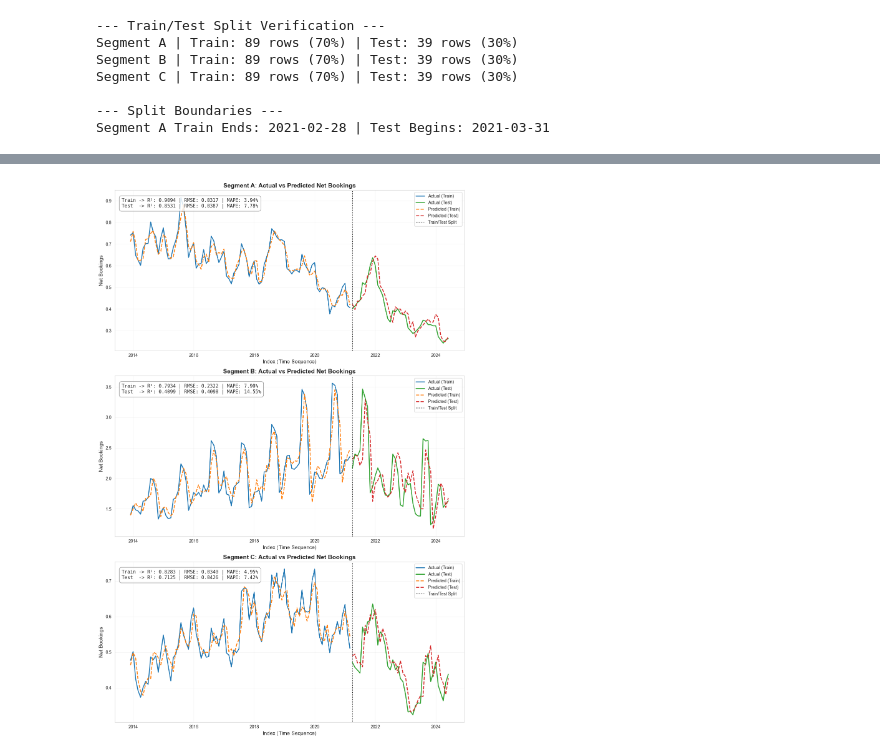
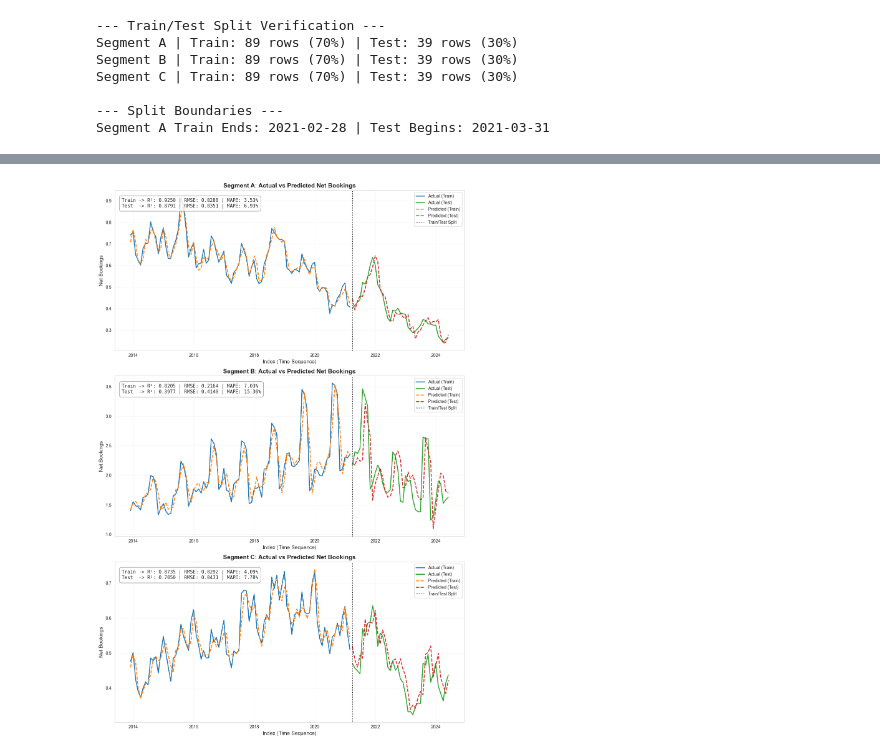
Before and after one commit to abhisekdey12/cisco_use_case, a Jupyter notebook: Entity Booking Forecast.ipynb, the cells around one changed output, grey strips where cells are left out. Cells and saved outputs as stored; diff of their text form; code cells hidden in the pictures.

```diff
--- a/Entity Booking Forecast.ipynb
+++ b/Entity Booking Forecast.ipynb
@@ -487,7 +406,7 @@ def drop_highly_correlated(train_df, test_df, threshold=0.8):
     upper = corr_matrix.where(np.triu(np.ones(corr_matrix.shape), k=1).astype(bool))
 
     # Find features with correlation greater than threshold
-    to_drop = [column for column in upper.columns if any(upper[column] > threshold) and column not in target_cols]
+    to_drop = [column for column in upper.columns if any(abs(upper[column]) > threshold) and column not in target_cols]
 
     # Drop the features from both train and test sets
     train_reduced = train_df.drop(columns=to_drop)
@@ -505,8 +424,11 @@ df_B_lagged = create_lagged_features(df_B, n_lags=3)
 train_B, test_B = time_series_split(df_B_lagged, train_ratio=0.7)
 train_B_filtered, test_B_filtered, dropped_B = drop_highly_correlated(train_B, test_B, threshold=0.8)
 
-
-# Apply the pipeline to Segment A
+# Apply the pipeline to Segment C
 df_C_lagged = create_lagged_features(df_C, n_lags=3)
 train_C, test_C = time_series_split(df_C_lagged, train_ratio=0.7)
 train_C_filtered, test_C_filtered, dropped_C = drop_highly_correlated(train_C, test_C, threshold=0.8)
+
+print('In segment A, number of features dropped from {0} to {1} due to high correlation '.format(df_A_lagged.shape[1], train_A_filtered.shape[1]))
+print('In segment B, number of features dropped from {0} to {1} due to high correlation '.format(df_B_lagged.shape[1], train_B_filtered.shape[1]))
+print('In segment C, number of features dropped from {0} to {1} due to high correlation '.format(df_C_lagged.shape[1], train_C_filtered.shape[1]))
@@ -756,28 +686,35 @@ for idx, (seg, (train_df, test_df)) in enumerate(datasets.items()):
     y_train_diff = y_train_abs - train_lag1
     y_test_diff = y_test_abs - test_lag1
 
+    # Mask to remove nulls specifically in the target variable
     train_mask = y_train_diff.notna() & y_train_abs.notna()
-    X_train = X_train[train_mask]
-    y_train_diff = y_train_diff[train_mask]
-    y_train_abs = y_train_abs[train_mask]
-    train_lag1 = train_lag1[train_mask]
+    X_train_clean = X_train[train_mask]
+    y_train_diff_clean = y_train_diff[train_mask]
+    train_lag1_clean = train_lag1[train_mask]
 
     test_mask = y_test_diff.notna() & y_test_abs.notna()
-    X_test = X_test[test_mask]
-    y_test_diff = y_test_diff[test_mask]
-    y_test_abs = y_test_abs[test_mask]
-    test_lag1 = test_lag1[test_mask]
+    X_test_clean = X_test[test_mask]
+    y_test_diff_clean = y_test_diff[test_mask]
+    test_lag1_clean = test_lag1[test_mask]
 
-    # 2. FEATURE SELECTION
-    imputer = SimpleImputer(strategy='mean')
-    X_train_imp = pd.DataFrame(imputer.fit_transform(X_train), columns=X_train.columns)
+    # 2. FEATURE SELECTION (No Imputation, Handles NaNs Natively)
+    sel_model = HistGradientBoostingRegressor(
+        loss='squared_error',
+        learning_rate=0.05,
+        max_iter=50,
+        max_depth=3,
+        min_samples_leaf=10,
+        l2_regularization=1.0,
+        random_state=42
+    )
+    sel_model.fit(X_train_clean, y_train_diff_clean)
 
-    sel_model = GradientBoostingRegressor(random_state=42, max_depth=3)
-    sel_model.fit(X_train_imp, y_train_diff)
-    importance_df = pd.DataFrame({'Feature': X_train.columns, 'Imp': sel_model.feature_importances_})
+    # Use Permutation Importance for robust feature ranking with NaNs
+    perm_importance = permutation_importance(sel_model, X_train_clean, y_train_diff_clean, n_repeats=5, random_state=42)
+    importance_df = pd.DataFrame({'Feature': X_train_clean.columns, 'Imp': perm_importance.importances_mean})
     top_10_features = importance_df.sort_values('Imp', ascending=False).head(10)['Feature'].tolist()
 
-    # 3. MODEL
+    # 3. CONSTRAINED MODEL
     final_model = HistGradientBoostingRegressor(
         loss='squared_error',
         learning_rate=0.05,
@@ -788,51 +725,56 @@ for idx, (seg, (train_df, test_df)) in enumerate(datasets.items()):
         random_state=42
     )
 
-    final_model.fit(X_train[top_10_features], y_train_diff)
-    train_diff_preds = final_model.predict(X_train[top_10_features])
-    test_diff_preds = final_model.predict(X_test[top_10_features])
+    # Fit and predict using the final model
+    final_model.fit(X_train_clean[top_10_features], y_train_diff_clean)
+    train_diff_preds = final_model.predict(X_train_clean[top_10_features])
+    test_diff_preds = final_model.predict(X_test_clean[top_10_features])
 
     # 4. RECONSTRUCTION
-    train_preds_abs = train_diff_preds + train_lag1.values
-    test_preds_abs = test_diff_preds + test_lag1.values
+    train_preds_abs = train_diff_preds + train_lag1_clean.values
+    test_preds_abs = test_diff_preds + test_lag1_clean.values
 
     # 5. METRICS CALCULATION
-    train_r2 = r2_score(y_train_abs, train_preds_abs)
-    train_rmse = np.sqrt(mean_squared_error(y_train_abs, train_preds_abs))
-    train_mape = mean_absolute_percentage_error(y_train_abs, train_preds_abs)
+    # Get strictly aligned actuals for scoring
+    y_train_abs_clean = y_train_abs[train_mask]
+    y_test_abs_clean = y_test_abs[test_mask]
 
-    test_r2 = r2_score(y_test_abs, test_preds_abs)
-    test_rmse = np.sqrt(mean_squared_error(y_test_abs, test_preds_abs))
-    test_mape = mean_absolute_percentage_error(y_test_abs, test_preds_abs)
+    train_r2 = r2_score(y_train_abs_clean, train_preds_abs)
+    train_rmse = np.sqrt(mean_squared_error(y_train_abs_clean, train_preds_abs))
+    train_mape = mean_absolute_percentage_error(y_train_abs_clean, train_preds_abs)
+
+    test_r2 = r2_score(y_test_abs_clean, test_preds_abs)
+    test_rmse = np.sqrt(mean_squared_error(y_test_abs_clean, test_preds_abs))
+    test_mape = mean_absolute_percentage_error(y_test_abs_clean, test_preds_abs)
 
     # 6. PLOTTING
     ax = axes[idx]
-    train_idx = y_train_abs.index
-    test_idx = y_test_abs.index
+    train_idx = y_train_abs_clean.index
+    test_idx = y_test_abs_clean.index
 
-    ax.plot(train_idx, y_train_abs, label='Actual (Train)', color='#1f77b4', linewidth=2)
-    ax.plot(test_idx, y_test_abs, label='Actual (Test)', color='#2ca02c', linewidth=2)
+    ax.plot(train_idx, y_train_abs_clean, label='Actual (Train)', color='#1f77b4', linewidth=2)
+    ax.plot(test_idx, y_test_abs_clean, label='Actual (Test)', color='#2ca02c', linewidth=2)
     ax.plot(train_idx, train_preds_abs, label='Predicted (Train)', color='#ff7f0e', linestyle='--', linewidth=2)
     ax.plot(test_idx, test_preds_abs, label='Predicted (Test)', color='#d62728', linestyle='--', linewidth=2)
     ax.axvline(x=test_idx[0], color='black', linestyle=':', label='Train/Test Split')
 
     # Text box for metrics
     metrics_text = (
         f"Train -> R²: {train_r2:.4f} | RMSE: {train_rmse:.4f} | MAPE: {train_mape:.2%}\n"
         f"Test  -> R²: {test_r2:.4f} | RMSE: {test_rmse:.4f} | MAPE: {test_mape:.2%}"
     )
     props = dict(boxstyle='round,pad=0.5', facecolor='white', alpha=0.85, edgecolor='gray')
     ax.text(0.02, 0.95, metrics_text, transform=ax.transAxes, fontsize=11,
             verticalalignment='top', bbox=props, fontfamily='monospace')
 
     # Formatting
     ax.set_title(f'Segment {seg}: Actual vs Predicted Net Bookings', fontsize=14, fontweight='bold')
     ax.set_xlabel('Index (Time Sequence)', fontsize=12)
     ax.set_ylabel('Net Bookings', fontsize=12)
     ax.legend(fontsize=10, loc='upper right')
     ax.grid(True, alpha=0.3)
 
 plt.tight_layout()
 plt.show()
 # %% [output]
-[figure, old version]
+[figure, new version]
```
Also changed, not shown: parts of 50 cells of this notebook.
